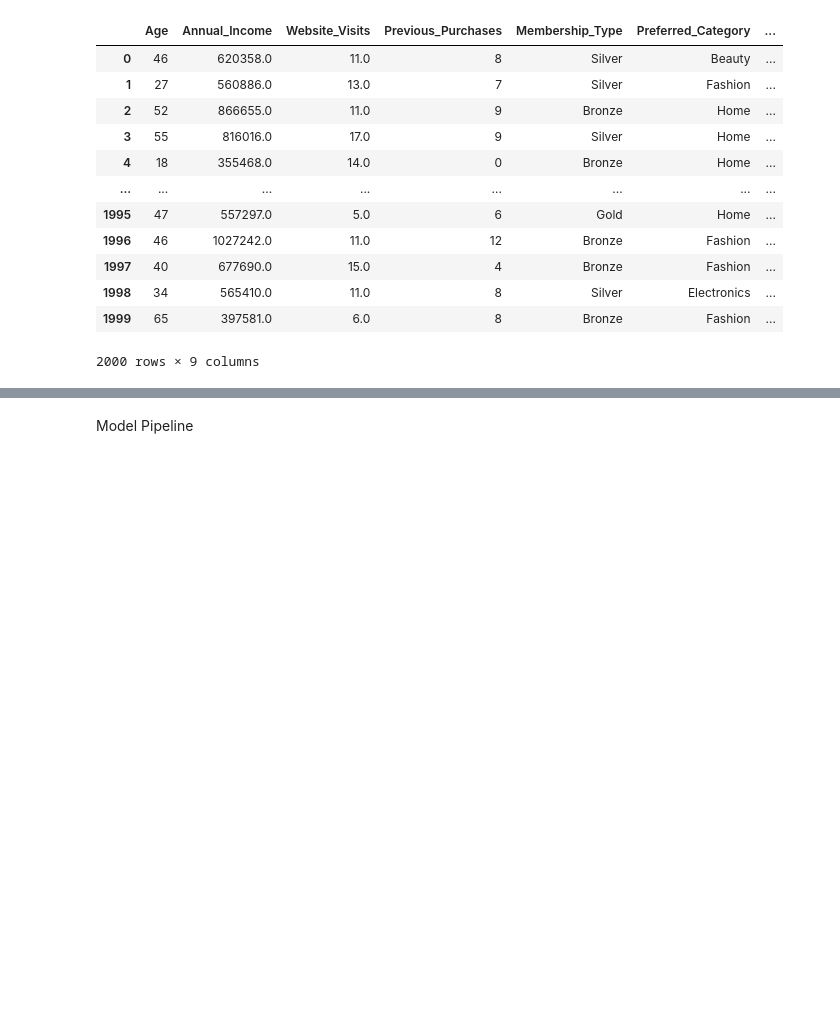
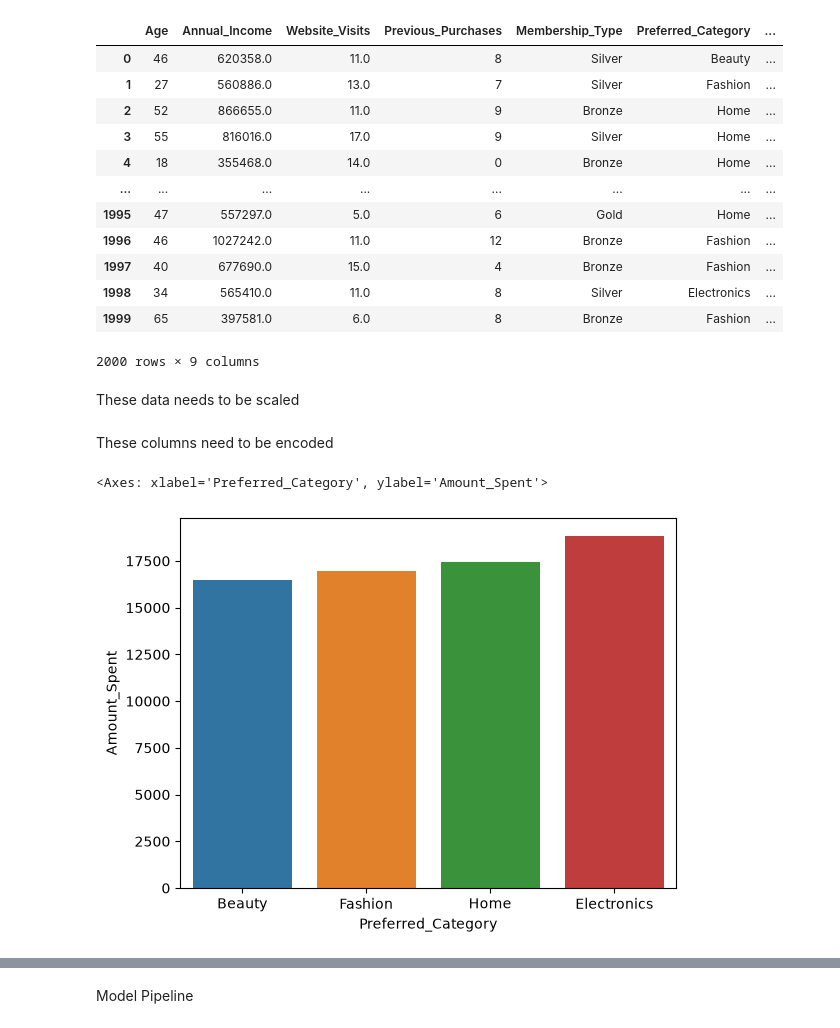
Before and after one commit to ohamprajapati187206-sketch/Customer-Spending-Prediction, a Jupyter notebook: notebooks/EDA.ipynb, the cells around one changed output, grey strips where cells are left out. Cells and saved outputs as stored; diff of their text form; code cells hidden in the pictures; blank space fills up the shorter version.

```diff
--- a/notebooks/EDA.ipynb
+++ b/notebooks/EDA.ipynb
@@ -103,8 +153,18 @@ df[num_cols]
 | 1998 | 34 | 565410.0 | 11.0 | 8 | Silver | Electronics | ... |
 | 1999 | 65 | 397581.0 | 6.0 | 8 | Bronze | Fashion | ... |
 2000 rows × 9 columns
+# %% [markdown]
+These data needs to be scaled
 # %%
 #observe object columns
 for col in df.columns:
   if df[col].dtype==object:
     print(col,"     :",df[col].unique())
+# %% [markdown]
+These columns need to be encoded
+# %%
+sns.barplot(x="Preferred_Category",y="Amount_Spent",
+            data=df,errorbar=None,hue="Preferred_Category")
+# %% [output]
+<Axes: xlabel='Preferred_Category', ylabel='Amount_Spent'>
+[figure, added]
```
Also changed, not shown: parts of 19 cells of this notebook, 1 other file.
